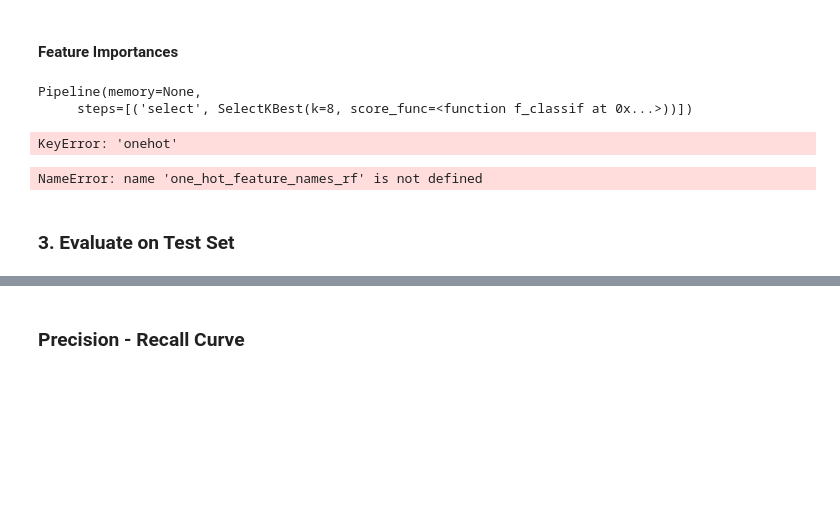
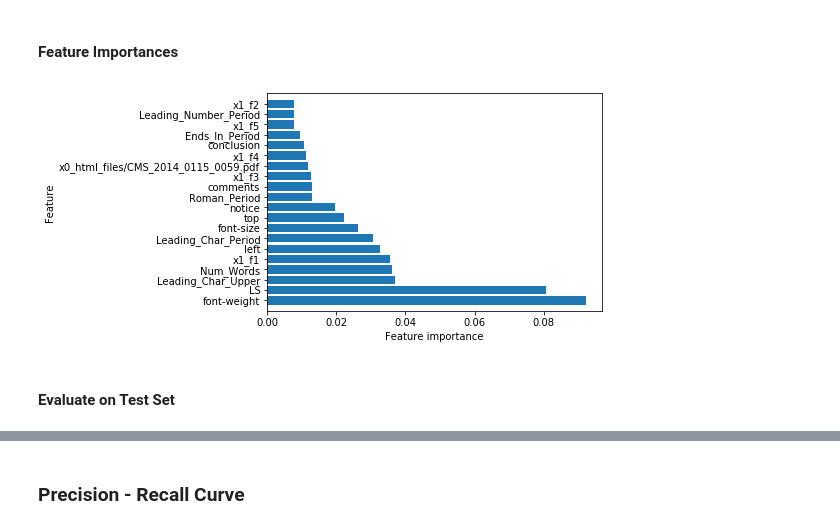
Before and after one commit to my2582/KPMGCapstone, a Jupyter notebook: module1/modelling_notebooks/V_11_Pranjal_Pipeline.ipynb, the cells around one changed output, grey strips where cells are left out. Cells and saved outputs as stored; diff of their text form; code cells hidden in the pictures; blank space fills up the shorter version.

Commit message:
Clean pipeline added

```diff
--- a/module1/modelling_notebooks/V_11_Pranjal_Pipeline.ipynb
+++ b/module1/modelling_notebooks/V_11_Pranjal_Pipeline.ipynb
@@ -705,25 +676,25 @@ def plot_top_k_feature_importances_pipe(feature_names, coefs, k):
     plt.ylabel("Feature")
     plt.ylim(-1, k)
     plt.show()
-# %%
-grid_rf.best_estimator_.named_steps['preprocessor'].transformers_[1][1]
-# %% [output]
-Pipeline(memory=None,
-     steps=[('select', SelectKBest(k=8, score_func=<function f_classif at 0x...>))])
-# %%
-cat_cols = grid_rf.best_estimator_.named_steps['preprocessor'].transformers_[1][1].named_steps['onehot'].get_feature_names()
-num_cols = np.asarray(grid_rf.best_estimator_.named_steps['preprocessor'].transformers_[0][2])
-txt_cols = grid_rf.best_estimator_.named_steps['preprocessor'].transformers_[2][1].named_steps['count_vect'].get_feature_names()
-
-one_hot_feature_names_rf = np.concatenate((cat_cols, num_cols,txt_cols), axis = None)
-# %% [output]
-KeyError: 'onehot'
+# %%
+def get_feature_names(grid):
+    cont_cols = grid.best_estimator_.named_steps['preprocessor'].transformers_[0][2]
+    bin_cols = grid.best_estimator_.named_steps['preprocessor'].transformers_[1][2]
+    cat_cols = grid.best_estimator_.named_steps['preprocessor'].transformers_[2][1].named_steps['onehot'].get_feature_names()
+    first_word = grid.best_estimator_.named_steps['preprocessor'].transformers_[3][1].named_steps['count_vect_first'].get_feature_names()
+    last_word = grid.best_estimator_.named_steps['preprocessor'].transformers_[4][1].named_steps['count_vect_last'].get_feature_names()
+    one_hot_feature_names = np.concatenate((cont_cols, bin_cols,cat_cols, first_word, last_word), axis = None)
+    return one_hot_feature_names
+# %%
+one_hot_feature_names_rf = get_feature_names(grid_rf)
 # %%
-plot_top_k_feature_importances_pipe(one_hot_feature_names_rf, grid_rf.best_estimator_.named_steps['classifier'].feature_importances_, 30)
+plot_top_k_feature_importances_pipe(one_hot_feature_names_rf,
+                                    grid_rf.best_estimator_.named_steps['classifier'].feature_importances_,
+                                    20)
 # %% [output]
-NameError: name 'one_hot_feature_names_rf' is not defined
+[figure, added]
 # %% [markdown]
-### 3. Evaluate on Test Set
+#### Evaluate on Test Set
 # %%
 grid_rf.score(X_test,y_test)
 # %% [output]
```
Also changed, not shown: parts of 50 cells of this notebook.
